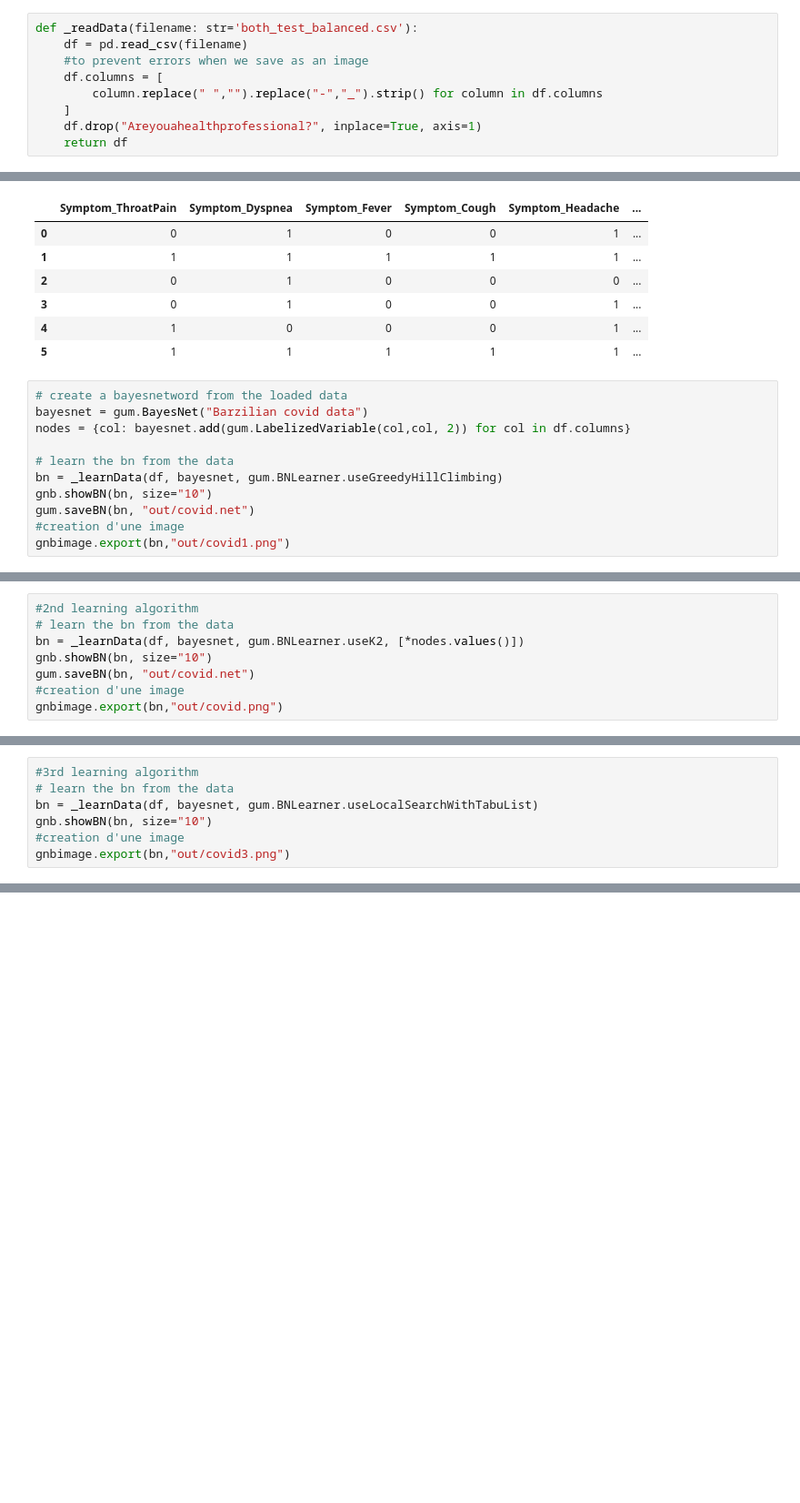
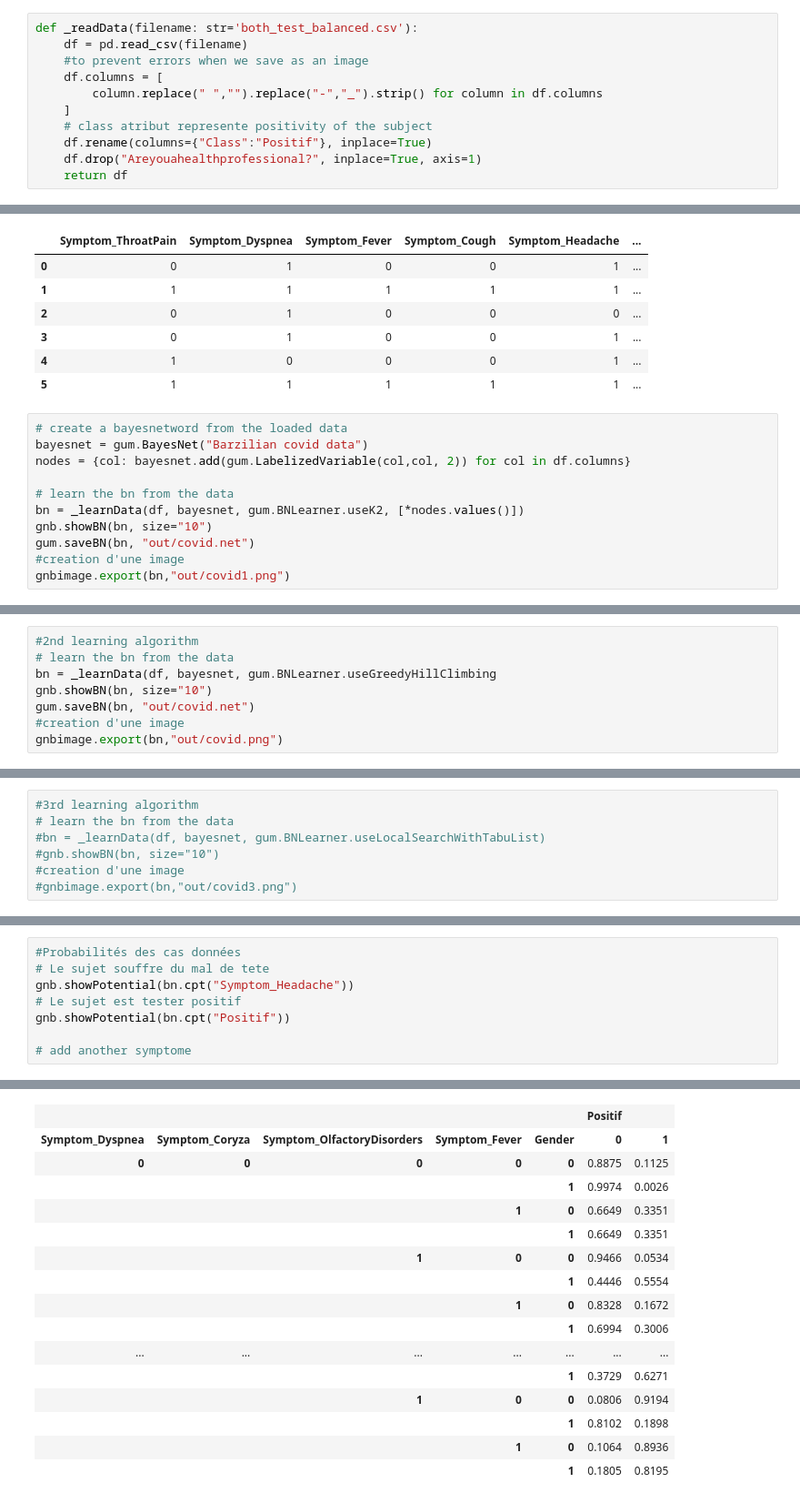
Before and after one commit to Ammaruus/projetia, a Jupyter notebook: projet3/main.ipynb, the cells around one changed output, grey strips where cells are left out. Shown: that part at 91% size. Drawn from its saved outputs; the diff is of its cells as text; blank space fills up the shorter version.

```diff
--- a/projet3/main.ipynb
+++ b/projet3/main.ipynb
@@ -11,6 +13,8 @@ def _readData(filename: str='both_test_balanced.csv'):
     df.columns = [
         column.replace(" ","").replace("-","_").strip() for column in df.columns
     ]
+    # class atribut represente positivity of the subject
+    df.rename(columns={"Class":"Positif"}, inplace=True)
     df.drop("Areyouahealthprofessional?", inplace=True, axis=1)
     return df
 # %%
@@ -36,7 +40,7 @@ bayesnet = gum.BayesNet("Barzilian covid data")
 nodes = {col: bayesnet.add(gum.LabelizedVariable(col,col, 2)) for col in df.columns}
 
 # learn the bn from the data
-bn = _learnData(df, bayesnet, gum.BNLearner.useGreedyHillClimbing)
+bn = _learnData(df, bayesnet, gum.BNLearner.useK2, [*nodes.values()])
 gnb.showBN(bn, size="10")
 gum.saveBN(bn, "out/covid.net")
 #creation d'une image
@@ -46,7 +50,7 @@ gnbimage.export(bn,"out/covid1.png")
 # %%
 #2nd learning algorithm
 # learn the bn from the data
-bn = _learnData(df, bayesnet, gum.BNLearner.useK2, [*nodes.values()])
+bn = _learnData(df, bayesnet, gum.BNLearner.useGreedyHillClimbing
 gnb.showBN(bn, size="10")
 gum.saveBN(bn, "out/covid.net")
 #creation d'une image
@@ -56,7 +60,7 @@ gnbimage.export(bn,"out/covid.png")
 # %%
 #3rd learning algorithm
 # learn the bn from the data
-bn = _learnData(df, bayesnet, gum.BNLearner.useLocalSearchWithTabuList)
-gnb.showBN(bn, size="10")
+#bn = _learnData(df, bayesnet, gum.BNLearner.useLocalSearchWithTabuList)
+#gnb.showBN(bn, size="10")
 #creation d'une image
-gnbimage.export(bn,"out/covid3.png")
+#gnbimage.export(bn,"out/covid3.png")
@@ -66,0 +67,9 @@ gnbimage.export(bn,"out/covid3.png")
+# %%
+#Probabilités des cas données
+# Le sujet souffre du mal de tete
+gnb.showPotential(bn.cpt("Symptom_Headache"))
+# Le sujet est tester positif
+gnb.showPotential(bn.cpt("Positif"))
+
+# add another symptome
+# %% [output]
@@ -66,0 +92,16 @@ gnbimage.export(bn,"out/covid3.png")
+|  |  |  |  |  | Positif |  |
+| Symptom_Dyspnea | Symptom_Coryza | Symptom_OlfactoryDisorders | Symptom_Fever | Gender | 0 | 1 |
+| 0 | 0 | 0 | 0 | 0 | 0.8875 | 0.1125 |
+|  |  |  |  | 1 | 0.9974 | 0.0026 |
+|  |  |  | 1 | 0 | 0.6649 | 0.3351 |
+|  |  |  |  | 1 | 0.6649 | 0.3351 |
+|  |  | 1 | 0 | 0 | 0.9466 | 0.0534 |
+|  |  |  |  | 1 | 0.4446 | 0.5554 |
+|  |  |  | 1 | 0 | 0.8328 | 0.1672 |
+|  |  |  |  | 1 | 0.6994 | 0.3006 |
+| ... | ... | ... | ... | ... | ... | ... |
+|  |  |  |  | 1 | 0.3729 | 0.6271 |
+|  |  | 1 | 0 | 0 | 0.0806 | 0.9194 |
+|  |  |  |  | 1 | 0.8102 | 0.1898 |
+|  |  |  | 1 | 0 | 0.1064 | 0.8936 |
+|  |  |  |  | 1 | 0.1805 | 0.8195 |
```
Also changed, not shown: parts of 7 cells of this notebook, 4 other files.
